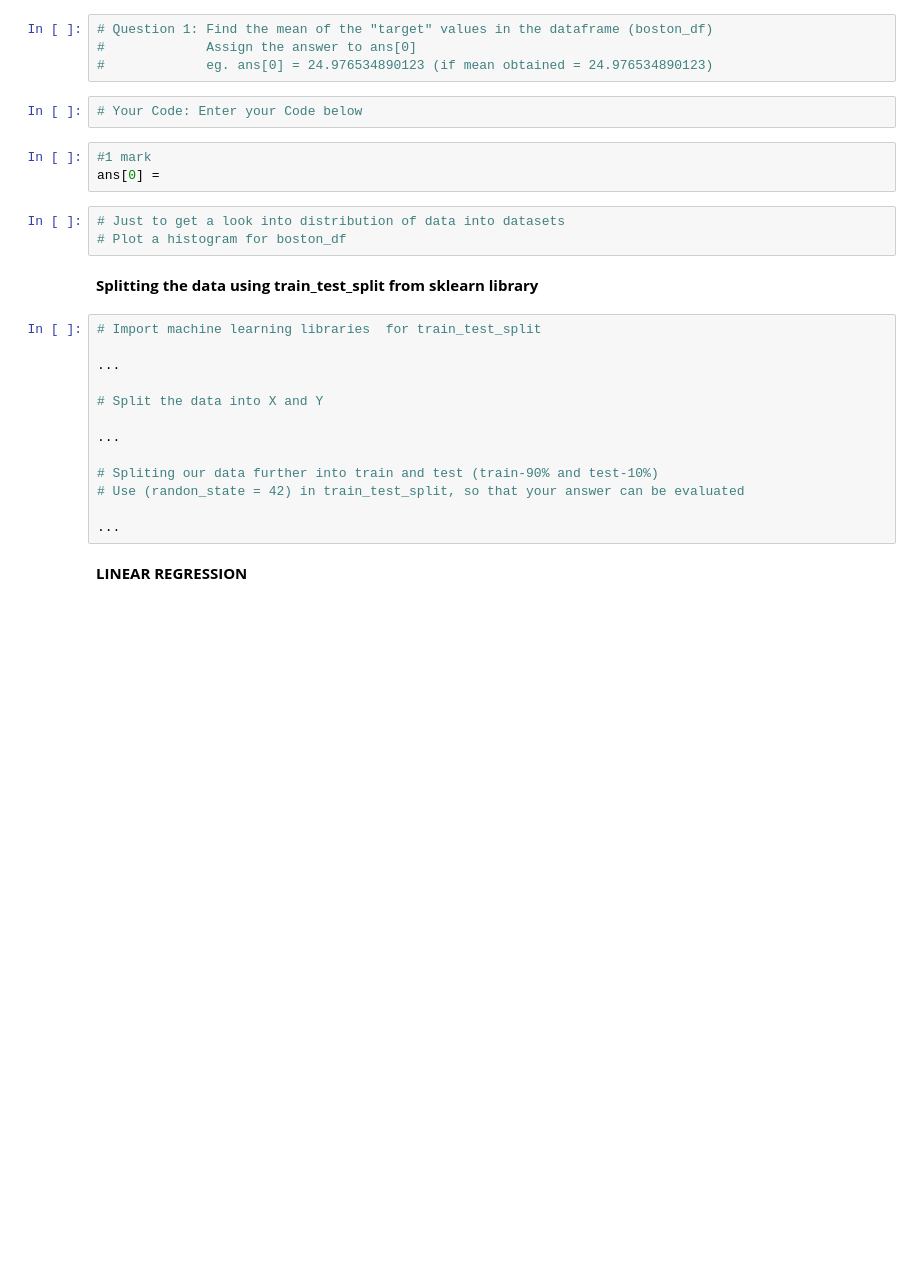
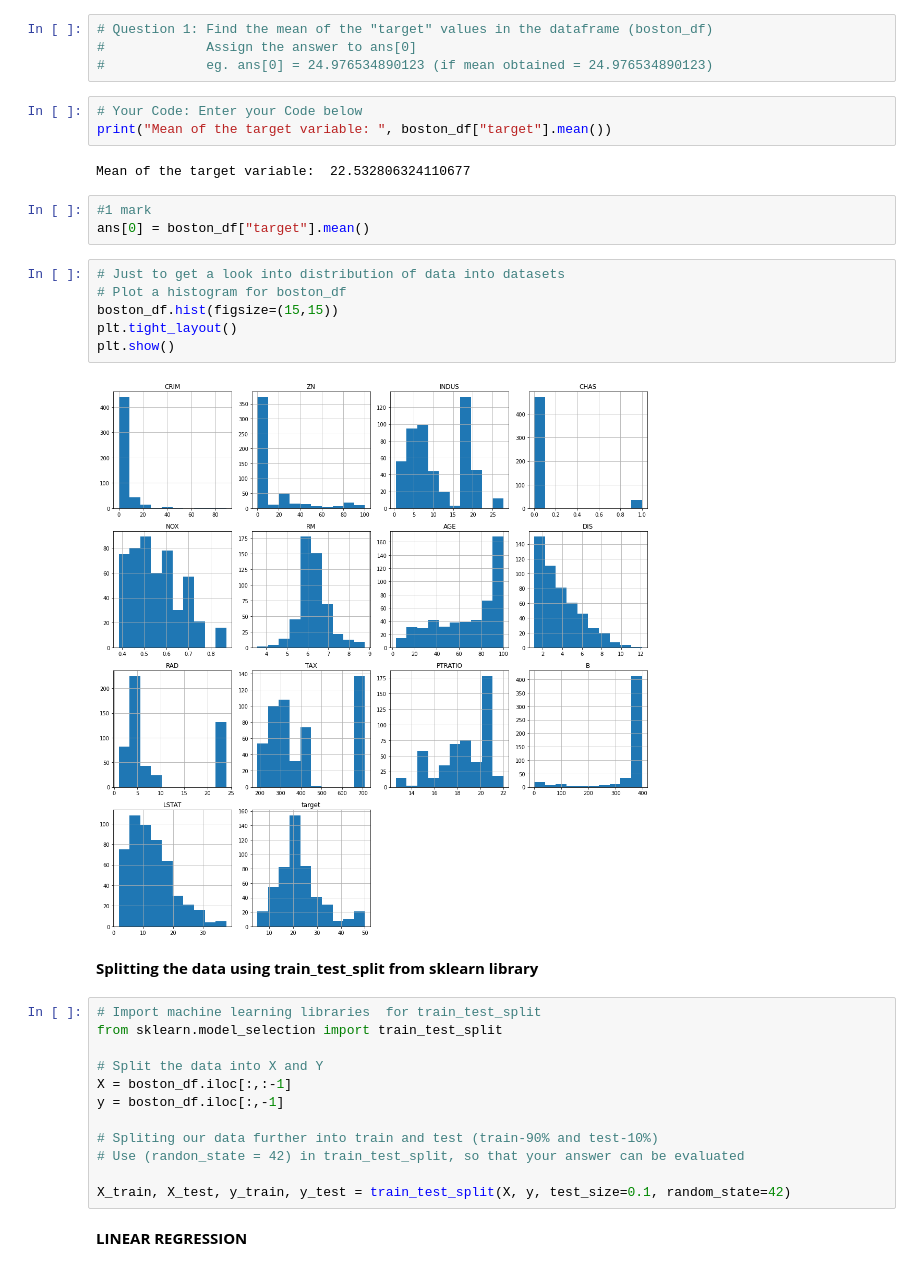
Before and after one commit to Amarnathpg123/Machine_Learning_KGP, a Jupyter notebook: LAB ASSIGN/group29_Amarnath_Reddy_RidgeRegression.ipynb, the cells around one changed output. Drawn from its saved outputs; the diff is of its cells as text; blank space fills up the shorter version.

```diff
--- a/LAB ASSIGN/group29_Amarnath_Reddy_RidgeRegression.ipynb
+++ b/LAB ASSIGN/group29_Amarnath_Reddy_RidgeRegression.ipynb
@@ -32,27 +70,34 @@ boston_df
 #             eg. ans[0] = 24.976534890123 (if mean obtained = 24.976534890123)
 # %%
 # Your Code: Enter your Code below
+print("Mean of the target variable: ", boston_df["target"].mean())
+# %% [output]
+Mean of the target variable:  22.532806324110677
 # %%
 #1 mark
-ans[0] =
+ans[0] = boston_df["target"].mean()
 # %%
 # Just to get a look into distribution of data into datasets
 # Plot a histogram for boston_df
+boston_df.hist(figsize=(15,15))
+plt.tight_layout()
+plt.show()
+# %% [output]
+[figure, added]
 # %% [markdown]
 **Splitting the data using train_test_split from sklearn library**
 # %%
 # Import machine learning libraries  for train_test_split
-
-...
+from sklearn.model_selection import train_test_split
 
 # Split the data into X and Y
-
-...
+X = boston_df.iloc[:,:-1]
+y = boston_df.iloc[:,-1]
 
 # Spliting our data further into train and test (train-90% and test-10%)
 # Use (randon_state = 42) in train_test_split, so that your answer can be evaluated
 
-...
+X_train, X_test, y_train, y_test = train_test_split(X, y, test_size=0.1, random_state=42)
 # %% [markdown]
 **LINEAR REGRESSION**
 # %%
```
Also changed, not shown: parts of 23 cells of this notebook, 3 other files.
